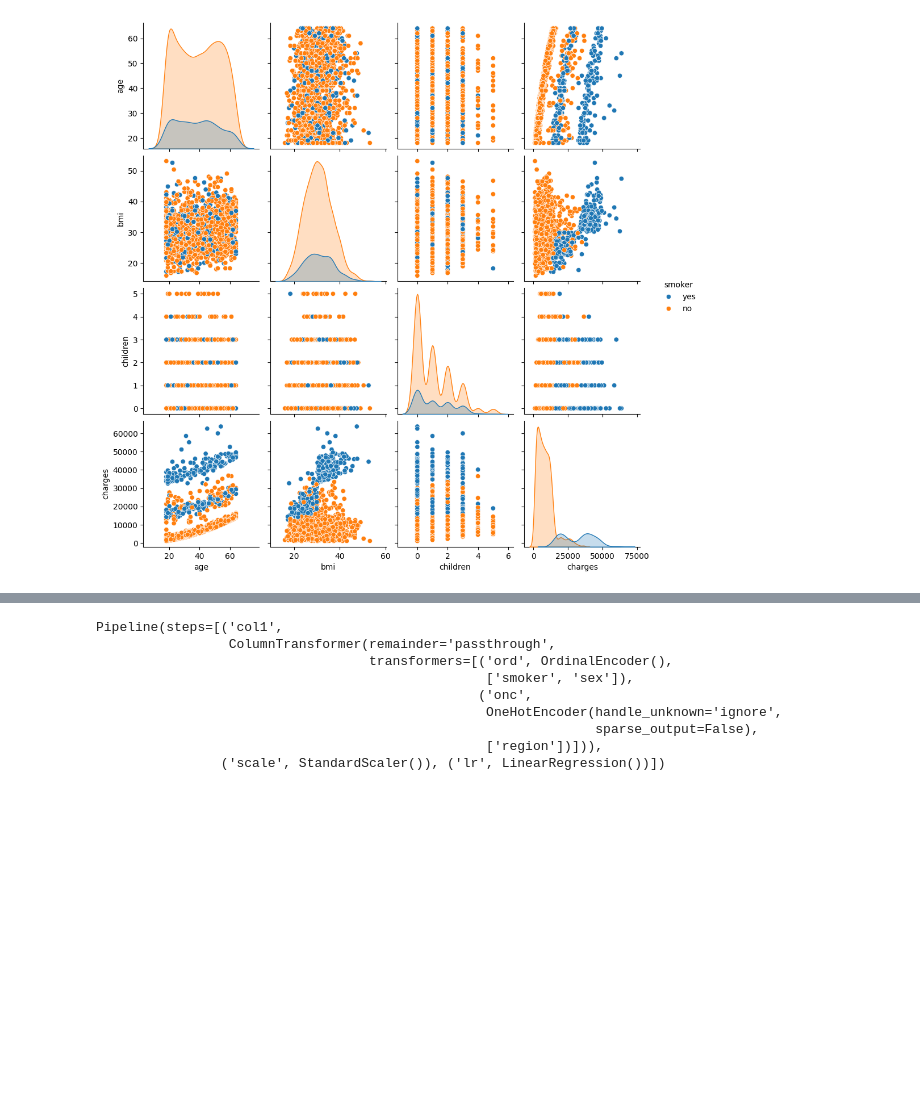
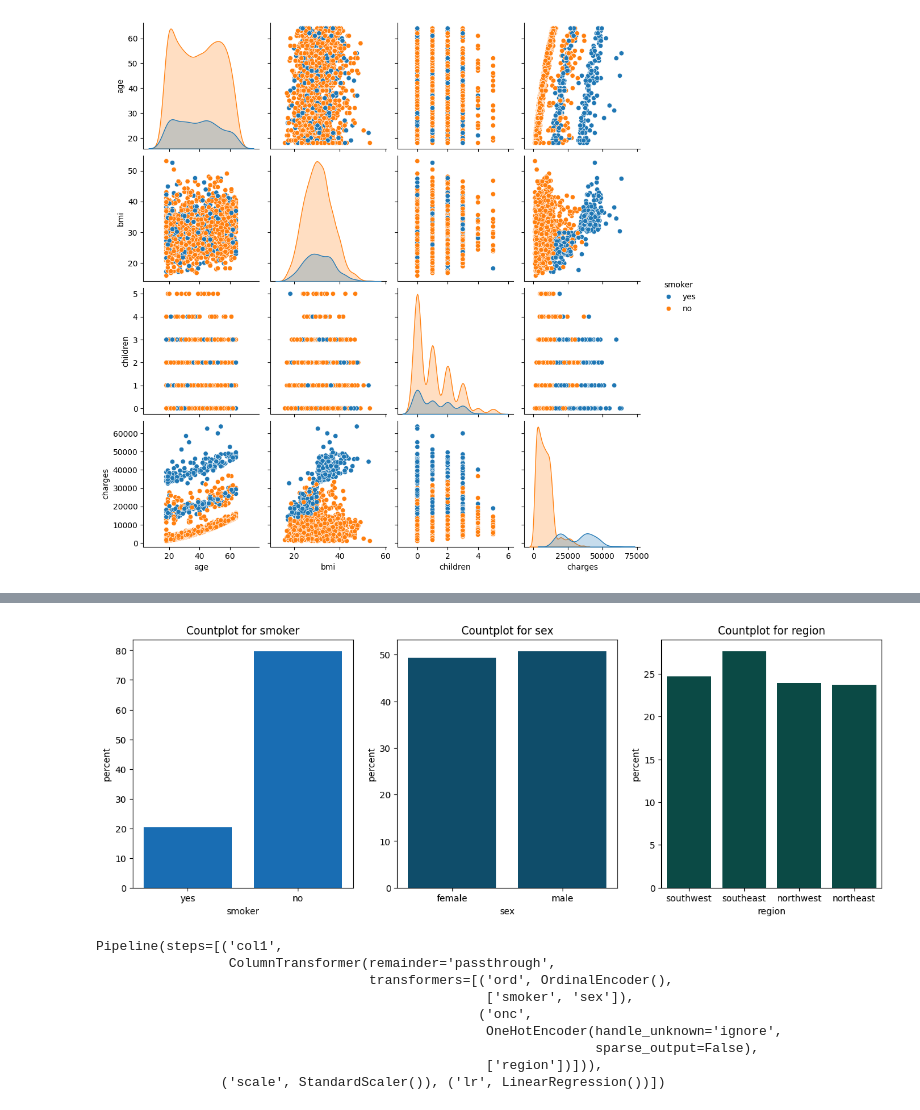
Before and after one commit to AyushDevadiga1/Machine-Learning, a Jupyter notebook: LinearRegressionOnMedicalInsurance.ipynb, the cells around one changed output, grey strips where cells are left out. Saved outputs shown, nothing was run; the diff lists cells and outputs as text; code cells hidden in the pictures; blank space fills up the shorter version.

```diff
--- a/LinearRegressionOnMedicalInsurance.ipynb
+++ b/LinearRegressionOnMedicalInsurance.ipynb
@@ -81,0 +109,20 @@ plt.show()
+# %%
+# Categorical columns analysis
+
+plt.figure(figsize=(15,5))
+
+plt.subplot(131)
+sns.countplot(x=df['smoker'],stat='percent',color="#0070CC")
+plt.title(f'Countplot for smoker')
+
+plt.subplot(132)
+sns.countplot(x=df['sex'],stat='percent',color="#005379")
+plt.title(f'Countplot for sex')
+
+plt.subplot(133)
+sns.countplot(x=df['region'],stat='percent',color="#00554E")
+plt.title(f'Countplot for region')
+
+plt.show()
+# %% [output]
+[figure, added]
```
Also changed, not shown: parts of 7 cells of this notebook.
